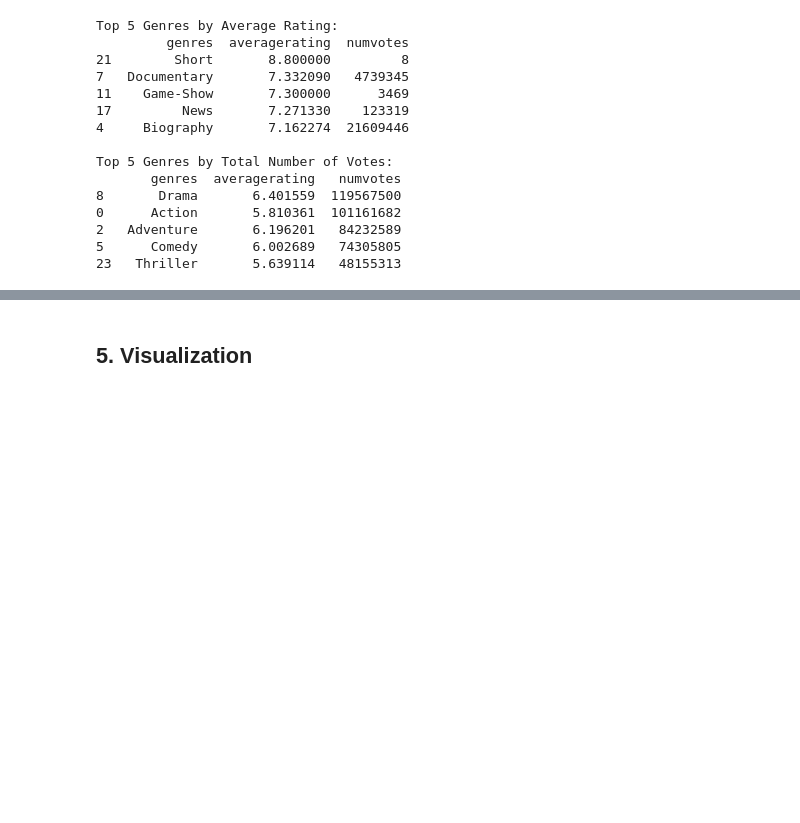
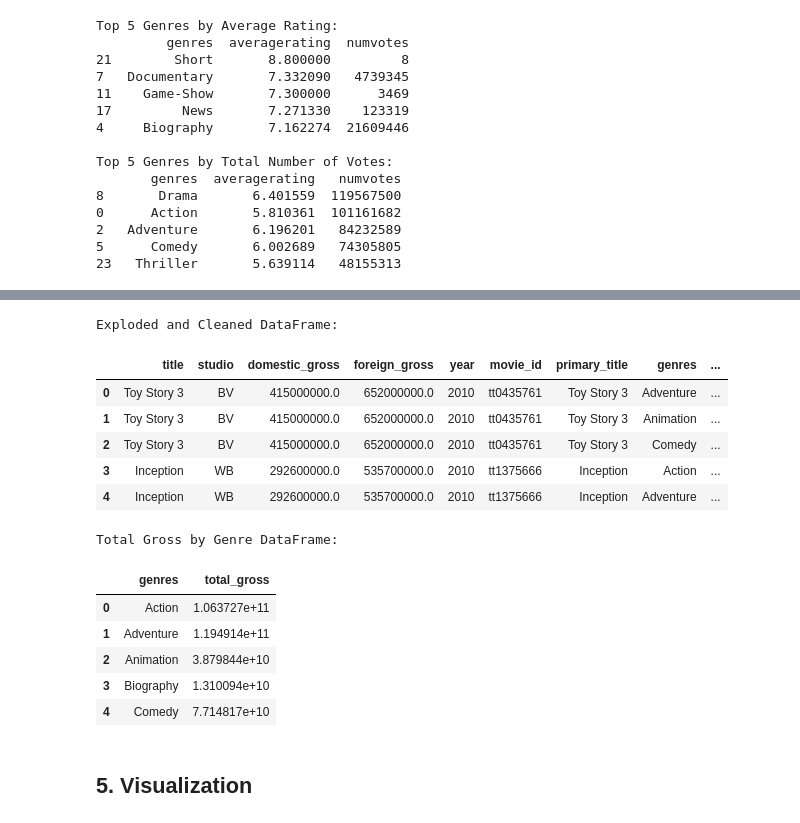
Before and after one commit to Cynthia-Njambi/Moringa-Phase1-Project, a Jupyter notebook: index.ipynb, the cells around one changed output, grey strips where cells are left out. Saved outputs shown, nothing was run; the diff lists cells and outputs as text; code cells hidden in the pictures; blank space fills up the shorter version.

```diff
--- a/index.ipynb
+++ b/index.ipynb
@@ -304,3 +309,44 @@ Top 5 Genres by Total Number of Votes:
+# %%
+# Merge the datasets
+merged_df = pd.merge(bom_movie_gross_df, combined_movie_df, left_on='title', right_on='primary_title', how='inner')
+
+# Split genres and explode the DataFrame
+merged_df['genres'] = merged_df['genres'].str.split(',')
+exploded_df = merged_df.explode('genres')
+
+# Convert foreign_gross to string, remove commas, and convert to float
+exploded_df['foreign_gross'] = exploded_df['foreign_gross'].astype(str).str.replace(',', '')
+exploded_df['foreign_gross'] = exploded_df['foreign_gross'].replace('', 0).fillna(0).astype(float)
+
+# Display the DataFrame after processing foreign_gross
+print("\nExploded and Cleaned DataFrame:")
+display(exploded_df.head())
+
+# Calculate total gross for each genre
+exploded_df['total_gross'] = exploded_df['domestic_gross'] + exploded_df['foreign_gross']
+genre_gross = exploded_df.groupby('genres')['total_gross'].sum().reset_index()
+
+# Display the genre gross DataFrame
+print("\nTotal Gross by Genre DataFrame:")
+display(genre_gross.head())
+
+# Sort values for better visualization
+genre_gross = genre_gross.sort_values(by='total_gross', ascending=False)
+# %% [output]
+Exploded and Cleaned DataFrame:
+|  | title | studio | domestic_gross | foreign_gross | year | movie_id | primary_title | genres | ... |
+| 0 | Toy Story 3 | BV | 415000000.0 | 652000000.0 | 2010 | tt0435761 | Toy Story 3 | Adventure | ... |
+| 1 | Toy Story 3 | BV | 415000000.0 | 652000000.0 | 2010 | tt0435761 | Toy Story 3 | Animation | ... |
+| 2 | Toy Story 3 | BV | 415000000.0 | 652000000.0 | 2010 | tt0435761 | Toy Story 3 | Comedy | ... |
+| 3 | Inception | WB | 292600000.0 | 535700000.0 | 2010 | tt1375666 | Inception | Action | ... |
+| 4 | Inception | WB | 292600000.0 | 535700000.0 | 2010 | tt1375666 | Inception | Adventure | ... |
+Total Gross by Genre DataFrame:
+|  | genres | total_gross |
+| 0 | Action | 1.063727e+11 |
+| 1 | Adventure | 1.194914e+11 |
+| 2 | Animation | 3.879844e+10 |
+| 3 | Biography | 1.310094e+10 |
+| 4 | Comedy | 7.714817e+10 |
 # %% [markdown]
 ## 5. Visualization
 # %% [markdown]
```
Also changed, not shown: parts of 2 cells of this notebook.
